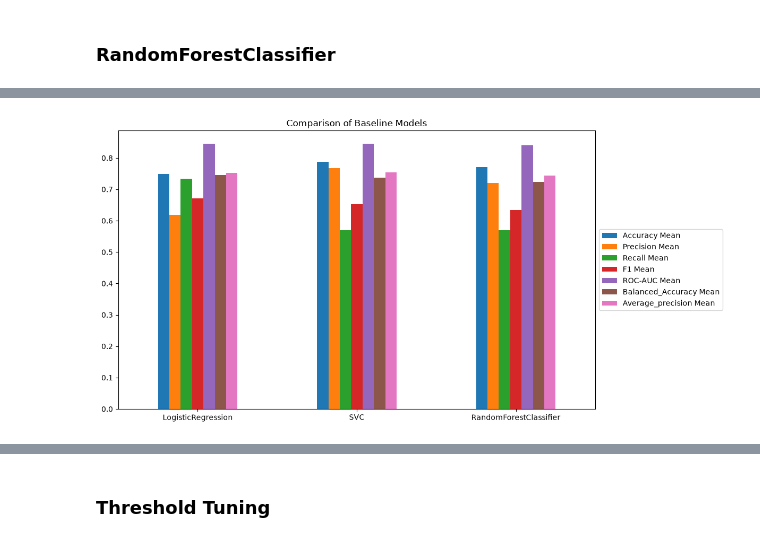
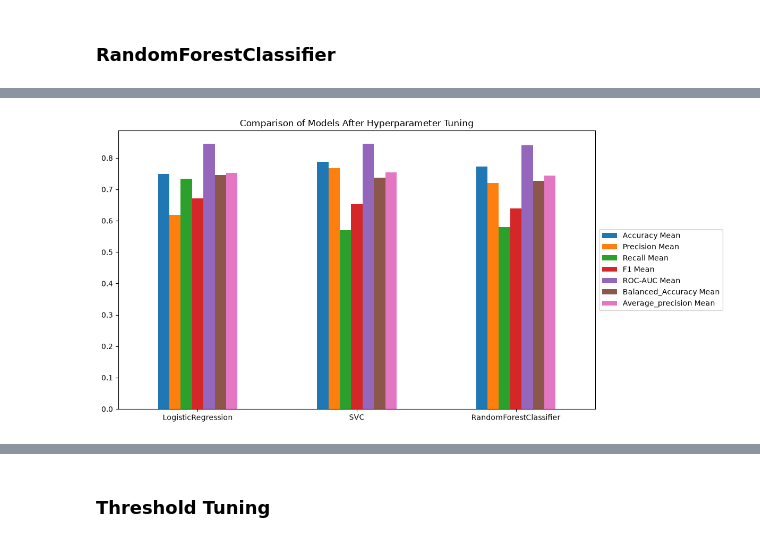
Before and after one commit to abdulazeemsodimu/diabetes_prediction, a Jupyter notebook: notebooks/modelling v2.ipynb, the cells around one changed output, grey strips where cells are left out. Saved outputs shown, nothing was run; the diff lists cells and outputs as text; code cells hidden in the pictures.

```diff
--- a/notebooks/modelling v2.ipynb
+++ b/notebooks/modelling v2.ipynb
@@ -244,8 +250,9 @@ def RandSearch(model, grid):
         param_distributions=grid,
         n_iter=50,
         cv=cv,
-        verbose=2,
-        scoring='average_precision'
+        verbose=0,
+        scoring='average_precision',
+        random_state=42
     )
 
     search.fit(X_train, y_train)
@@ -257,7 +264,7 @@ def GridSearch(model, grid):
         estimator=model,
         param_grid=grid,
         cv=cv,
-        verbose=2,
+        verbose=0,
         scoring='average_precision'
     )
 
@@ -352,7 +290,7 @@ grid_lr = [
     {"model__C": [0.01, 0.1, 1],
      "model__l1_ratio" : [1],
     "model__solver": ['liblinear'],
-     "model__max_iter": [350, 400, 450],
+     "model__max_iter": [200, 350, 400],
     "model__class_weight": ['balanced']},
 ]
 
@@ -396,7 +316,7 @@ def cv_evaluate(model):
             y_train,
             cv=cv,
             scoring=scoring,
-            verbose=2
+            verbose=0
         )
 
     results = {
@@ -574,10 +407,10 @@ rf_search.best_params_
  'model__class_weight': None}
 # %%
-grid = {'model__n_estimators': [700, 800],
+grid = {'model__n_estimators': [600, 650],
  'model__min_samples_split': [50],
- 'model__min_samples_leaf': [4],
- 'model__max_features': [0.4],
- 'model__max_depth': [None, 5],
+ 'model__min_samples_leaf': [2],
+ 'model__max_features': ['log2'],
+ 'model__max_depth': [20],
  'model__class_weight': [None, 'balanced']}
 # %%
 rf_grsearch = GridSearch(rf_model, grid)
@@ -621,13 +429,13 @@ rf_eval = cv_evaluate(rf_grsearch.best_estimator_)
 comparison = pd.concat([comparison, pd.DataFrame([rf_eval], index=['RandomForestClassifier'])])
 # %%
 ax = comparison.plot.bar(
-    title='Comparison of Baseline Models',
+    title='Comparison of Models After Hyperparameter Tuning',
     figsize=(12, 6),
     rot=0
 )
 
 ax.legend(loc='center left', bbox_to_anchor=(1, 0.5))
 
 plt.tight_layout()
 # %% [output]
-[figure, old version]
+[figure, new version]
```
Also changed, not shown: parts of 25 cells of this notebook, 1 other file.
